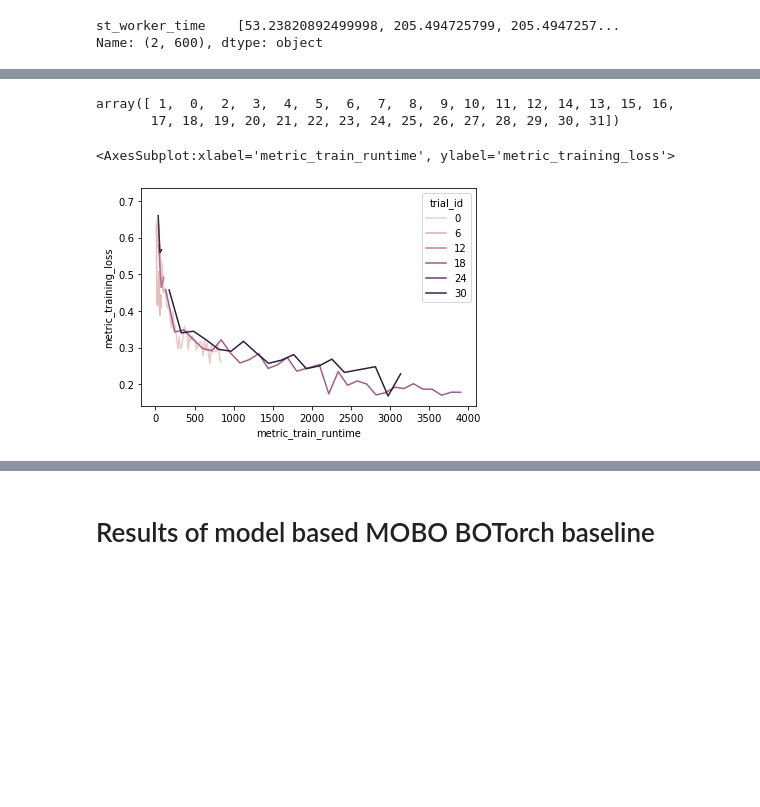
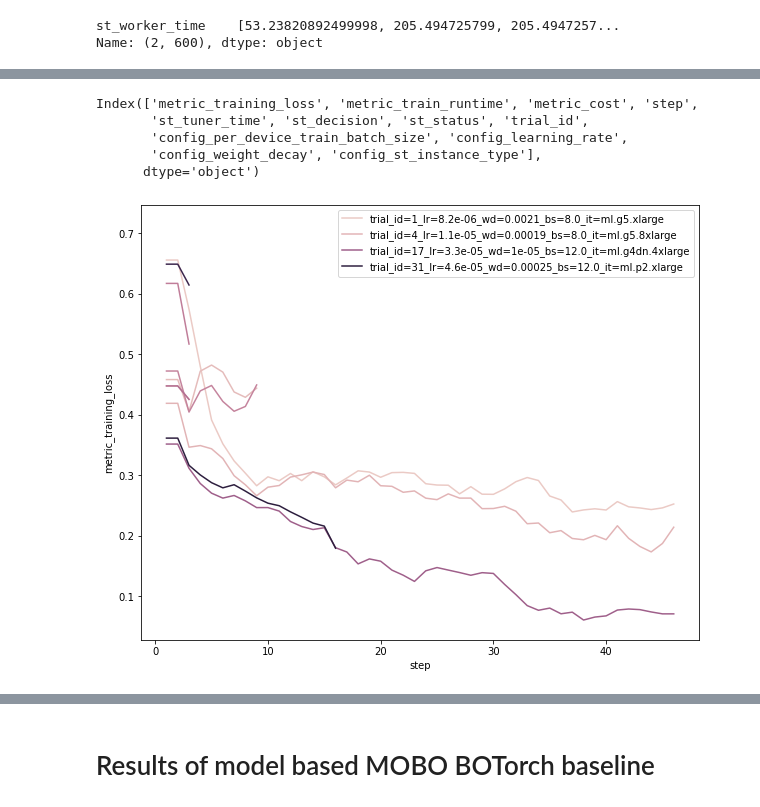
Before and after one commit to talesa/syne-tune, a Jupyter notebook: adam_scripts/notebooks/temp.ipynb, the cells around one changed output, grey strips where cells are left out. Cells and saved outputs as stored; diff of their text form; code cells hidden in the pictures; blank space fills up the shorter version.

```diff
--- a/adam_scripts/notebooks/temp.ipynb
+++ b/adam_scripts/notebooks/temp.ipynb
@@ -1638,2 +1668,5 @@ Name: (2, 600), dtype: object
 # %%
-dfff = syne_tune.experiments.load_experiment('simulated-tabular-backend-2022-05-03-13-30-56-007')
+# dfff = syne_tune.experiments.load_experiment(tuner_name).results
+df = pd.read_csv(
+    f's3://mnemosyne-team-bucket/AdamG/syne-tune-copy/'
+    f'{tuner_name}/results.csv.zip')
@@ -1645,13 +1673,32 @@ WARNING:matplotlib.legend:No artists with labels found to put in legend.  Note t
-# %%
-dfff.results.trial_id.unique()
-# %% [output]
-array([ 1,  0,  2,  3,  4,  5,  6,  7,  8,  9, 10, 11, 12, 14, 13, 15, 16,
-       17, 18, 19, 20, 21, 22, 23, 24, 25, 26, 27, 28, 29, 30, 31])
-# %%
-# tuning_experiment = syne_tune.experiments.load_experiment('distilbert-on-imdb-2022-02-01-19-40-16-594')
-sns.lineplot(data=dfff.results,
-             hue="trial_id", x="metric_train_runtime", y="metric_training_loss")
-# %% [output]
-<AxesSubplot:xlabel='metric_train_runtime', ylabel='metric_training_loss'>
-[figure, removed]
+# %%
+df.columns
+# %% [output]
+Index(['metric_training_loss', 'metric_train_runtime', 'metric_cost', 'step',
+       'st_tuner_time', 'st_decision', 'st_status', 'trial_id',
+       'config_per_device_train_batch_size', 'config_learning_rate',
+       'config_weight_decay', 'config_st_instance_type'],
+      dtype='object')
+# %%
+f, ax = plt.subplots(1, 1, figsize=(10, 8))
+
+ax = sns.lineplot(data=df, hue="trial_id", x="step", y="metric_training_loss", ax=ax)
+trial_ids_for_legend = df.groupby('trial_id').step.max().nlargest(4).index.tolist()
+
+labels = []
+for i in trial_ids_for_legend:
+    t = df[df.trial_id == i].iloc[0]
+    labels.append(
+        f"trial_id={t.trial_id}_"
+        f"lr={t.config_learning_rate:.2}_"
+        f"wd={t.config_weight_decay:.2}_"
+        f"bs={t.config_per_device_train_batch_size}_"
+        f"it={t.config_st_instance_type}"
+    )
+
+ax.legend([ax.lines[i] for i in trial_ids_for_legend], labels)
+
+with open('hf-blackbox-1.pickle', 'wb') as handle:
+    pickle.dump(f, handle, protocol=pickle.HIGHEST_PROTOCOL)
+# %% [output]
+[figure, added]
 # %%
```
Also changed, not shown: parts of 24 cells of this notebook.
